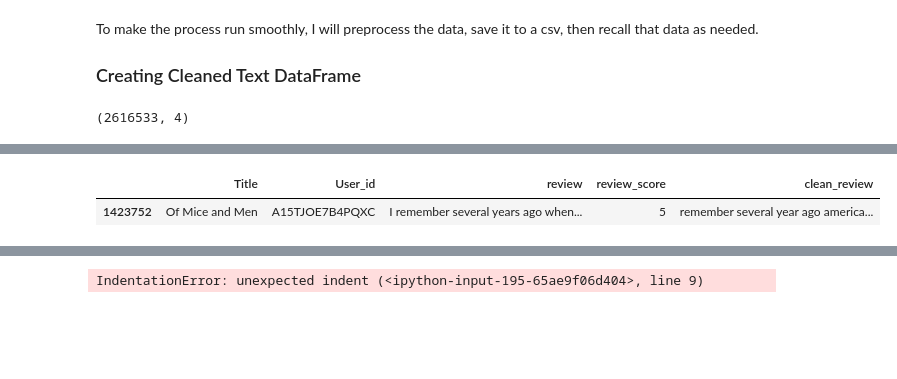
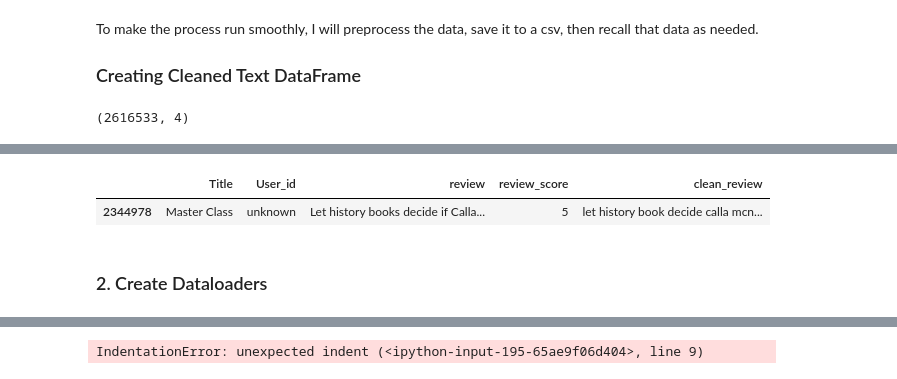
Before and after one commit to sruiz1896/book_rating_predictor, a Jupyter notebook: Notebooks/Text_Data_Analysis.ipynb, the cells around one changed output, grey strips where cells are left out. Cells and saved outputs as stored; diff of their text form; code cells hidden in the pictures; blank space fills up the shorter version.

Commit message:
additional base models added, bert was a fail

```diff
--- a/Notebooks/Text_Data_Analysis.ipynb
+++ b/Notebooks/Text_Data_Analysis.ipynb
@@ -225,4 +237,4 @@ modeling_df
 # %%
-modeling_df_modified = data_with_clean_text_col.sample(n=20000, random_state=18)
+modeling_df_modified = data_with_clean_text_col.sample(n=10000, random_state=18)
 modeling_df_modified.head(2)
 # %% [output]
@@ -465,10 +499,10 @@ test_df = test_dataset.reset_index(drop=True)
 #add validating set
 train_df, val_df = train_test_split(other_df, test_size=0.3, random_state=18)
 # %%
-train_dataset.head(1)
+train_df.head(1)
 # %% [output]
 |  | Title | User_id | review | review_score | clean_review |
-| 1423752 | Of Mice and Men | A15TJOE7B4PQXC | I remember several years ago when... | 5 | remember several year ago america... |
+| 2344978 | Master Class | unknown | Let history books decide if Calla... | 5 | let history book decide calla mcn... |
 # %%
 # this dataset class organizes the df for input to BERT model
 class ClassificationDataset(Dataset):
@@ -501 +538,3 @@ class ClassificationDataset(Dataset):
+# %% [markdown]
+### 2. Create Dataloaders
 # %%
```
Also changed, not shown: parts of 37 cells of this notebook.
